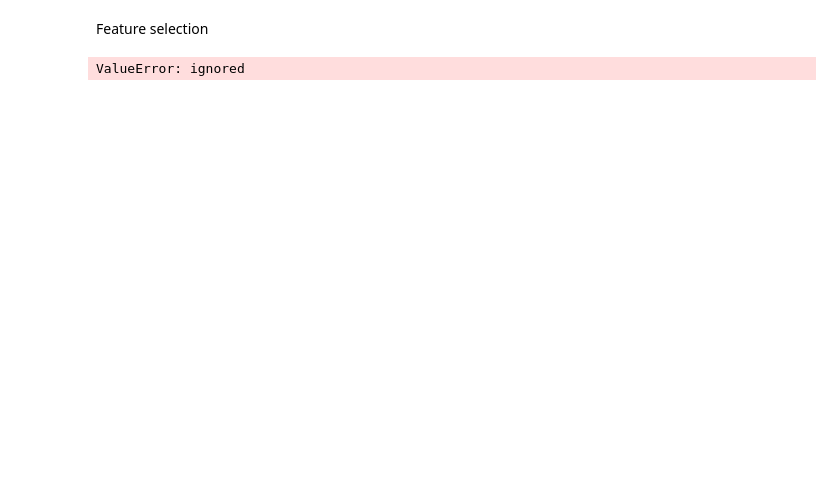
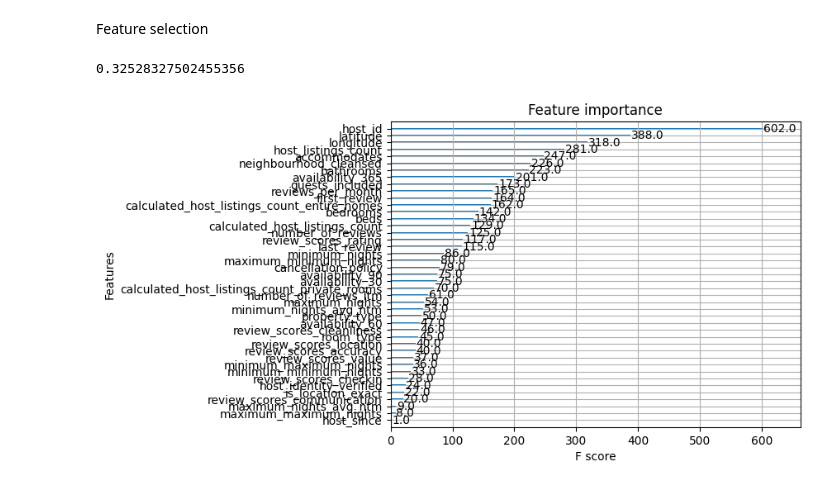
Before and after one commit to neerajmenon29/Mini-project, a Jupyter notebook: ml/ml-core.ipynb, the cells around one changed output. Saved outputs shown, nothing was run; the diff lists cells and outputs as text; code cells hidden in the pictures; blank space fills up the shorter version.

```diff
--- a/ml/ml-core.ipynb
+++ b/ml/ml-core.ipynb
@@ -4,7 +4,7 @@ Deleting the missing value in airbnb dataset
 import pandas as pd
 import csv
 
-with open('/airbnb_rooms.csv') as csv_file:
+with open('airbnb_rooms.csv') as csv_file:
 
     # creating an object of csv reader
     # with the delimiter as ,
@@ -25,14 +25,14 @@ list_of_column_names.pop(0)
 print(list_of_column_names)
 
 # Read the CSV file
-df = pd.read_csv('/airbnb_rooms.csv')
+df = pd.read_csv('airbnb_rooms.csv')
 
 # Remove rows with empty values in the specified columns
 df.dropna(subset = [x for x in list_of_column_names] , inplace=True)
 
 
 # Write the cleaned dataframe to a new CSV file
-df.to_csv('/airbnb_output.csv', index=False)
+df.to_csv('airbnb_output.csv', index=False)
 # %% [output]
 ['id', 'scrape_id', 'host_id', 'host_since', 'host_listings_count', 'host_total_listings_count', 'host_identity_verified', 'neighbourhood_cleansed', 'latitude', 'longitude', 'is_location_exact', 'prop ...
 # %% [markdown]
@@ -74,0 +40,9 @@ print(New_df)
+# %%
+from sklearn import preprocessing
+my_label = preprocessing.LabelEncoder()
+# df[ 'host_identity_verified','neighbourhood_cleansed','is_location_exact','property_type','room_type','bed_type','cancellation_policy' ]= my_label.fit_transform(df['host_identity_verified','neighbourhood_cleansed','is_location_exact','property_type','room_type','bed_type','cancellation_policy' ])
+# print(df[ 'host_identity_verified','neighbourhood_cleansed','is_location_exact','property_type','room_type','bed_type','cancellation_policy''scrape_id','host_identity_verified','neighbourhood_cleansed','is_location_exact','property_type','room_type','bed_type','cancellation_policy' ].unique())
+# print(df)
+for i in ['host_identity_verified','neighbourhood_cleansed','is_location_exact','property_type','room_type','bed_type','cancellation_policy']:
+    df[i]= my_label.fit_transform(df[i])
+    print(df[i].unique())
@@ -77,24 +60,25 @@ Feature selection
 # %%
 # plot feature importance using built-in function
 from numpy import loadtxt
 from xgboost import XGBRegressor
 from xgboost import plot_importance
 from matplotlib import pyplot
 from sklearn.model_selection import train_test_split
 # load data
-airbnb_file_path = '/airbnb_output.csv'
-airbnb_data = pd.read_csv(airbnb_file_path)
 # split data into X and y
 airbnb_features = ['host_id', 'host_since', 'host_listings_count', 'host_total_listings_count', 'host_identity_verified', 'neighbourhood_cleansed', 'latitude', 'longitude', 'is_location_exact', 'property_type', 'room_type', 'accommodates', 'bathrooms', 'bedrooms', 'beds', 'bed_type', 'guests_included', 'minimum_nights', 'maximum_nights', 'minimum_minimum_nights', 'maximum_minimum_nights', 'minimum_maximum_nights', 'maximum_maximum_nights', 'minimum_nights_avg_ntm', 'maximum_nights_avg_ntm', 'availability_30', 'availability_60', 'availability_90', 'availability_365', 'number_of_reviews', 'number_of_reviews_ltm', 'first_review', 'last_review', 'review_scores_rating', 'review_scores_accuracy', 'review_scores_cleanliness', 'review_scores_checkin', 'review_scores_communication', 'review_scores_location', 'review_scores_value', 'cancellation_policy', 'calculated_host_listings_count', 'calculated_host_listings_count_entire_homes', 'calculated_host_listings_count_private_rooms', 'calculated_host_listings_count_shared_rooms', 'reviews_per_month']
-X = airbnb_data[airbnb_features]
-y = airbnb_data.price
+X = df[airbnb_features]
+y = df.price
 #splitting the dataset
 X_train, X_test, y_train, y_test = train_test_split(X, y, test_size=0.33, random_state=7)
 # fit model no training data
-model = XGBRegressor(enable_categorical = "True")
+model = XGBRegressor()
 model.fit(X_train, y_train)
 # plot feature importance
+accuracy = model.score(X_test, y_test)
+print(accuracy)
 plot_importance(model)
 pyplot.show()
 # %% [output]
-ValueError: ignored
+0.32528327502455356
+[figure, added]
```
Also changed, not shown: parts of 4 cells of this notebook, 2 other files.
